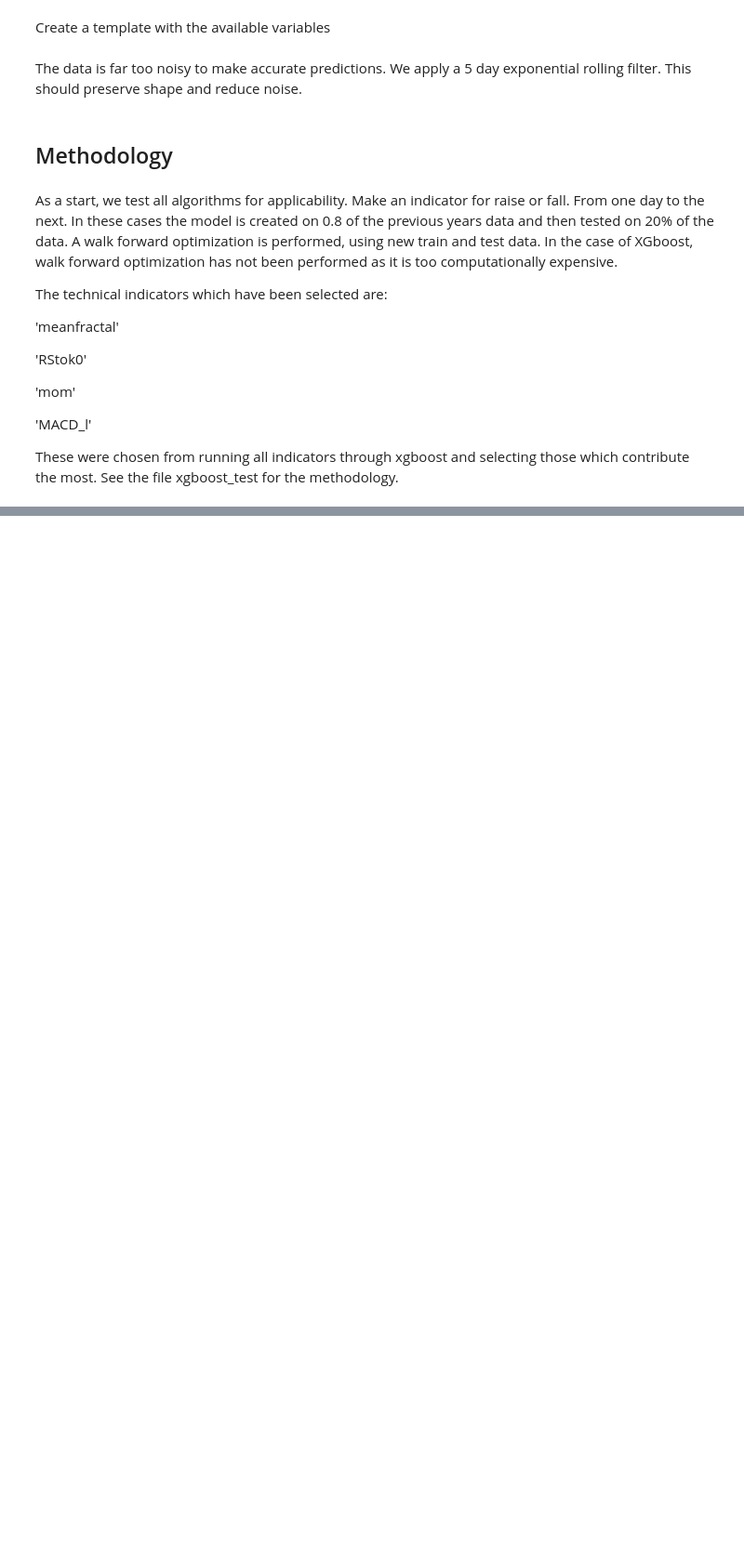
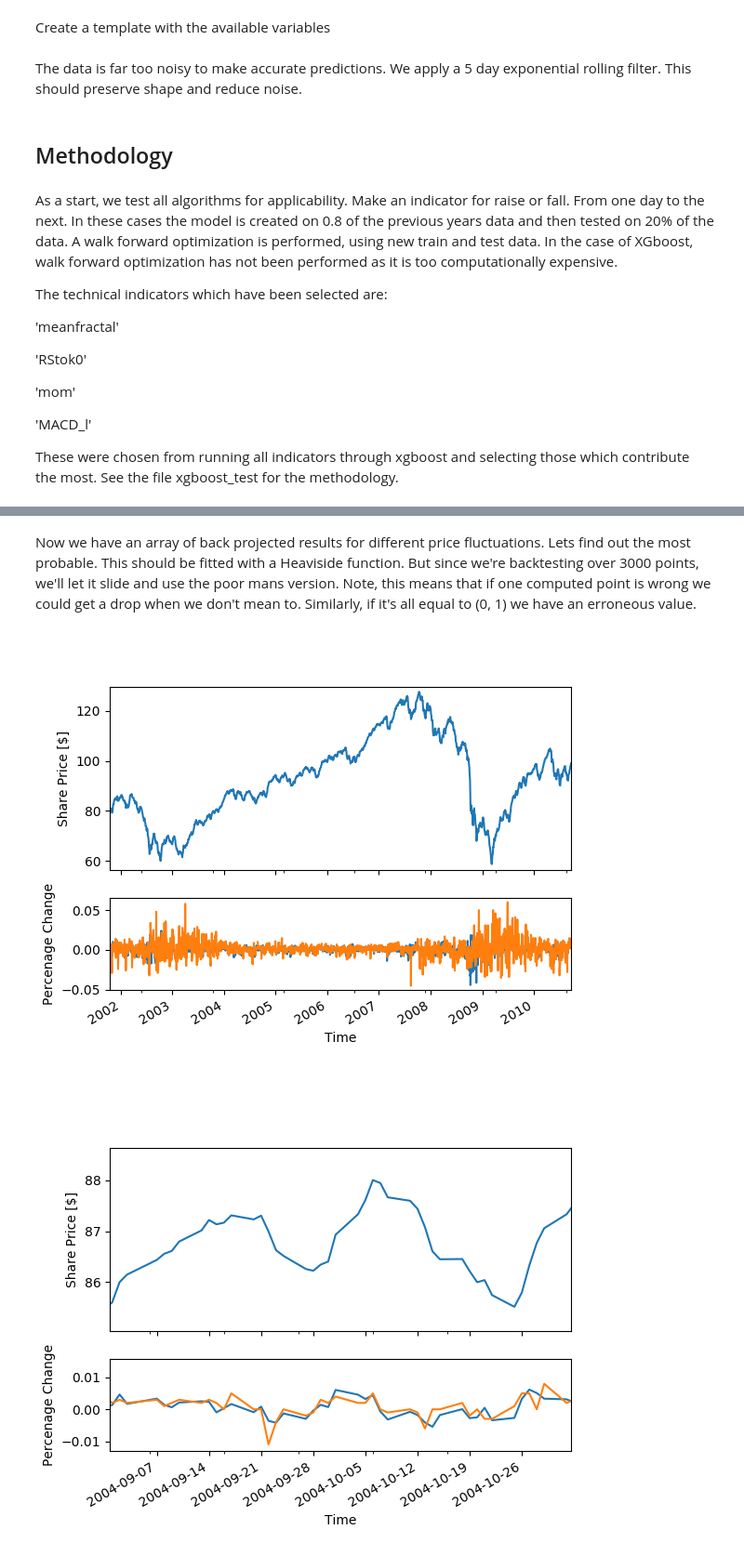
Before and after one commit to wardsimon/MySJcLqwwx, a Jupyter notebook: ML_test.ipynb, the cells around one changed output, grey strips where cells are left out. Shown: that part at 93% size. Saved outputs shown, nothing was run; the diff lists cells and outputs as text; code cells hidden in the pictures; blank space fills up the shorter version.

```diff
--- a/ML_test.ipynb
+++ b/ML_test.ipynb
@@ -56,0 +271,2 @@ These were chosen from running all indicators through xgboost and selecting thos
+# %% [markdown]
+Now we have an array of back projected results for different price fluctuations. Lets find out the most probable. This should be fitted with a Heaviside function. But since we're backtesting over 3000 points, we'll let it slide and use the poor mans version. Note, this means that if one computed point is wrong we could get a drop when we don't mean to. Similarly, if it's all equal to (0, 1) we have an erroneous value.
@@ -56,0 +296,6 @@ These were chosen from running all indicators through xgboost and selecting thos
+# %%
+display(Image(filename="Images/Full_prediction.png"))
+display(Image(filename="Images/Cropped_prediction.png"))
+# %% [output]
+[figure, added]
+[figure, added]
```
Also changed, not shown: parts of 22 cells of this notebook, 5 other files.
